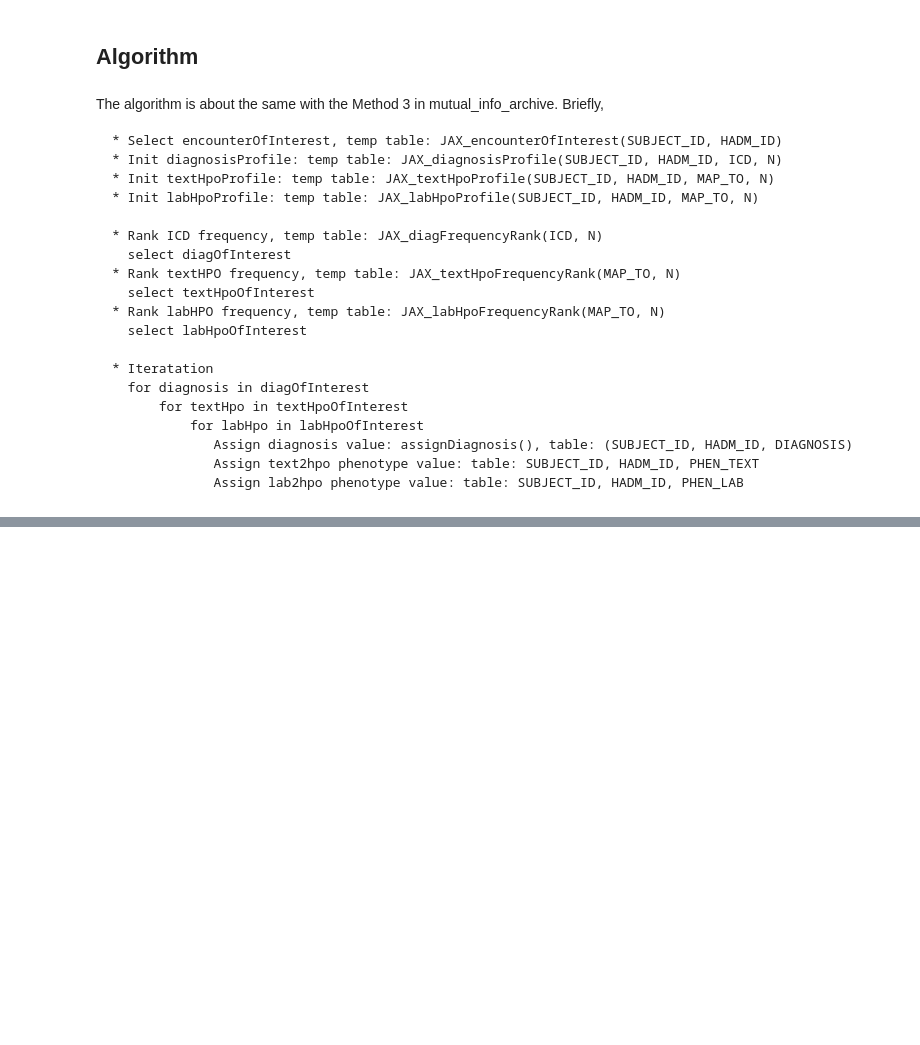
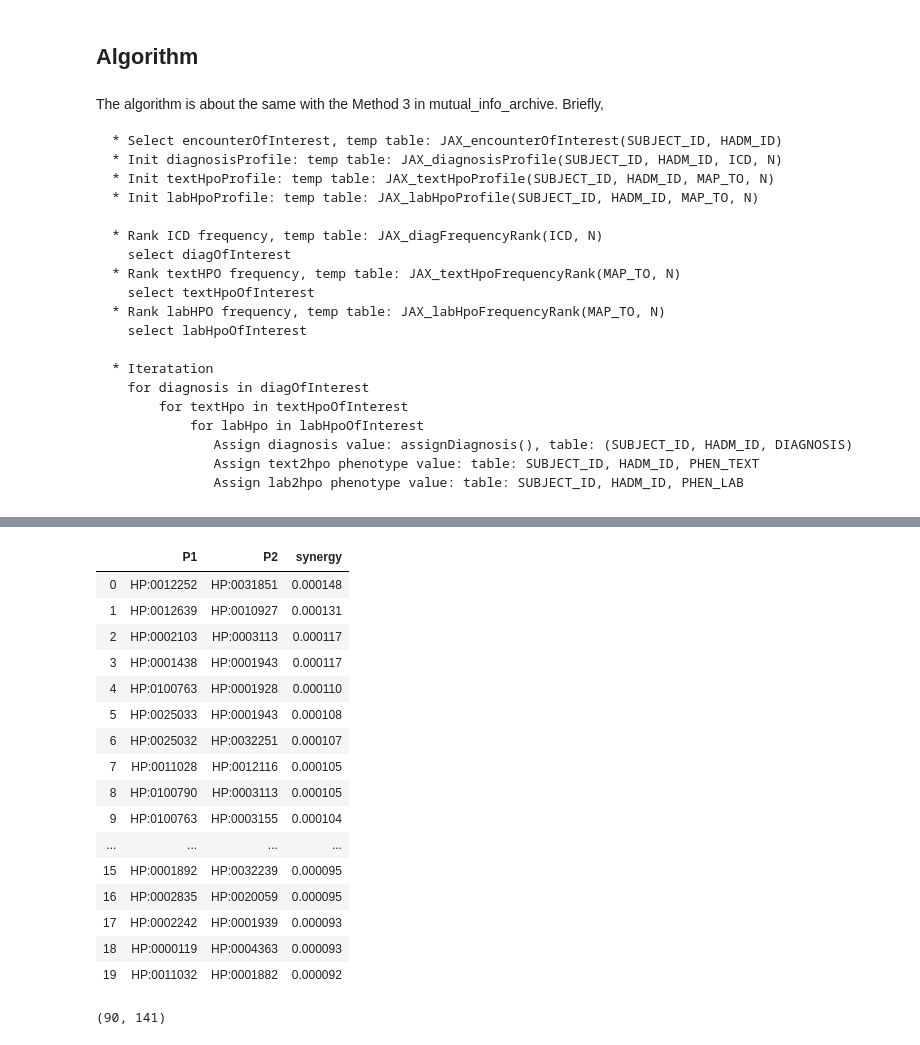
Before and after one commit to TheJacksonLaboratory/MIMIC_HPO, a Jupyter notebook: src/main/resources/mutual_info.ipynb, the cells around one changed output, grey strips where cells are left out. Saved outputs shown, nothing was run; the diff lists cells and outputs as text; code cells hidden in the pictures; blank space fills up the shorter version.

Commit message:
run synergy between radiology hpo and lab hpo much efficiently

```diff
--- a/src/main/resources/mutual_info.ipynb
+++ b/src/main/resources/mutual_info.ipynb
@@ -338,6 +338,9 @@ def encounterOfInterest(debug=False):
                 FROM admissions
                 {}
                 '''.format(limit))
+
+def indexEncounterOfInterest():
+    cursor.execute('CREATE INDEX JAX_encounterOfInterest_idx01 ON JAX_encounterOfInterest (SUBJECT_ID, HADM_ID)')
 
 def diagnosisProfile():
     cursor.execute('DROP TEMPORARY TABLE IF EXISTS JAX_diagnosisProfile')
@@ -457,7 +460,7 @@ def indexLabHpoProfile():
     cursor.execute('CREATE INDEX JAX_labHpoProfile_idx03 ON JAX_labHpoProfile (SUBJECT_ID, HADM_ID, MAP_TO)')
 
 def rankICD():
-    cursor.execute('DROP TEMPORARY TABLE IF EXISTS JAX_textHpoFrequencyRank')
+    cursor.execute('DROP TEMPORARY TABLE IF EXISTS JAX_diagFrequencyRank')
     cursor.execute("""
         CREATE TEMPORARY TABLE IF NOT EXISTS JAX_diagFrequencyRank
         WITH JAX_temp_diag AS (
@@ -891,0 +1000,21 @@ c.loc[c.N_x != c.N_y, :]
+# %%
+# how to run this
+# Again, it take either too long or too much memory space to run
+logger = logging.getLogger()
+logger.setLevel(logging.DEBUG)
+
+# 1. build the temp tables for Lab converted HPO, Text convert HPO
+# Read the comments within the method!
+initTables(debug=False)
+
+# 2. iterate throw the dataset
+diagnosis_threshold_min = 3000
+textHpo_threshold_min, textHpo_threshold_max = 500, 100000
+labHpo_threshold_min, labHpo_threshold_max = 1000, 100000
+# for test only
+#diagnosis_threshold_min = 5
+#textHpo_threshold_min, textHpo_threshold_max = 10, 100
+#labHpo_threshold_min, labHpo_threshold_max = 10, 100
+
+logger = logger
+synergies = iterate_in_batch(diagnosis_threshold_min, textHpo_threshold_min, textHpo_threshold_max, labHpo_threshold_min, labHpo_threshold_max, logger)
@@ -892 +1042,26 @@ c.loc[c.N_x != c.N_y, :]
+# %%
+heart_attack = synergies['584']
+heart_attack.pairwise_synergy_labeled().head(n = 20)
+# %% [output]
+|  | P1 | P2 | synergy |
+| 0 | HP:0012252 | HP:0031851 | 0.000148 |
+| 1 | HP:0012639 | HP:0010927 | 0.000131 |
+| 2 | HP:0002103 | HP:0003113 | 0.000117 |
+| 3 | HP:0001438 | HP:0001943 | 0.000117 |
+| 4 | HP:0100763 | HP:0001928 | 0.000110 |
+| 5 | HP:0025033 | HP:0001943 | 0.000108 |
+| 6 | HP:0025032 | HP:0032251 | 0.000107 |
+| 7 | HP:0011028 | HP:0012116 | 0.000105 |
+| 8 | HP:0100790 | HP:0003113 | 0.000105 |
+| 9 | HP:0100763 | HP:0003155 | 0.000104 |
+| ... | ... | ... | ... |
+| 15 | HP:0001892 | HP:0032239 | 0.000095 |
+| 16 | HP:0002835 | HP:0020059 | 0.000095 |
+| 17 | HP:0002242 | HP:0001939 | 0.000093 |
+| 18 | HP:0000119 | HP:0004363 | 0.000093 |
+| 19 | HP:0011032 | HP:0001882 | 0.000092 |
+# %%
+S.shape
+# %% [output]
+(90, 141)
 # %%
```
Also changed, not shown: parts of 20 cells of this notebook.
